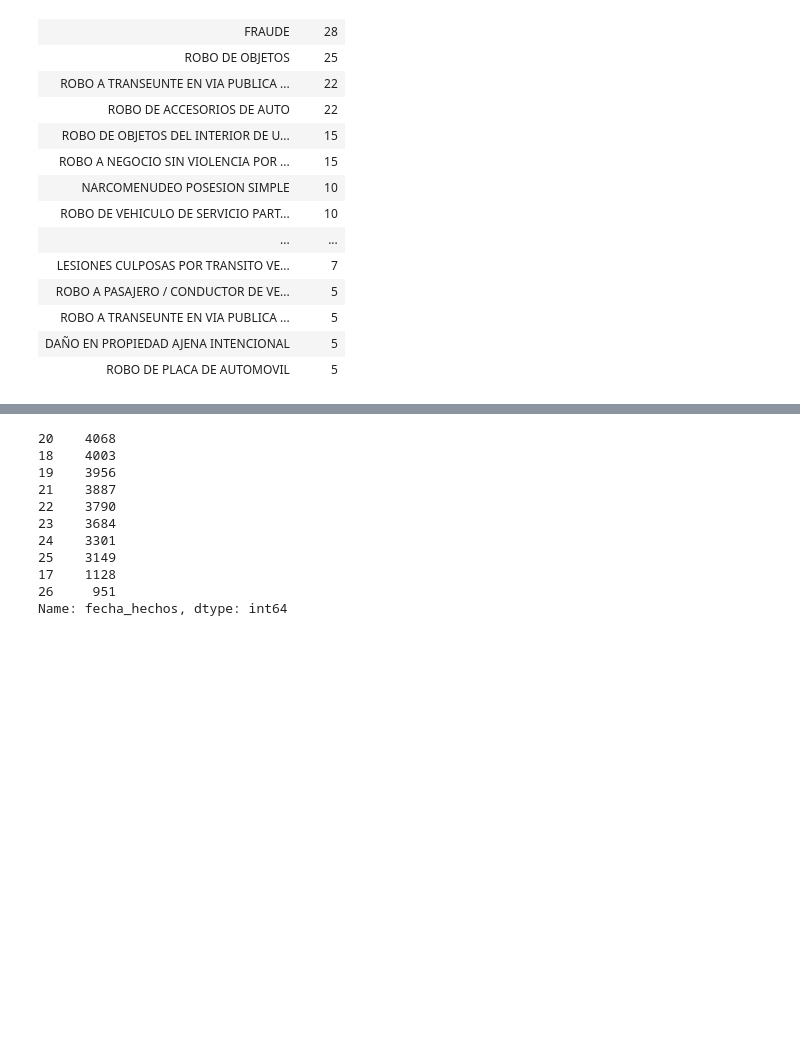
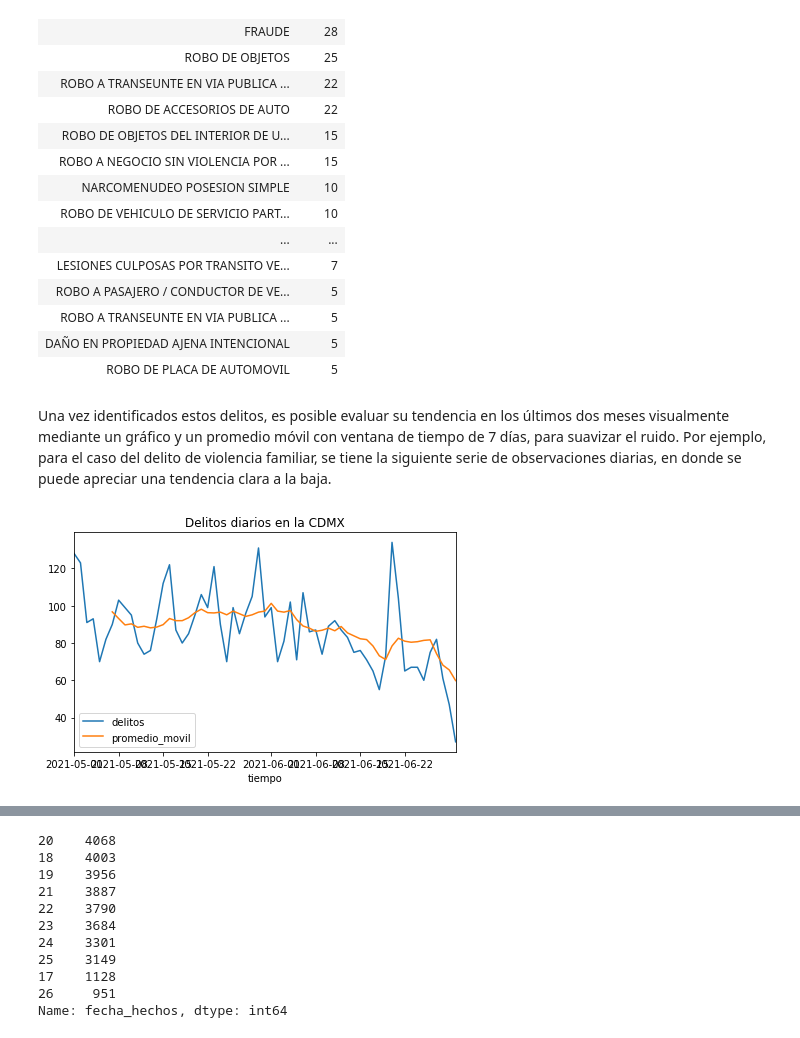
Before and after one commit to DarioDC/OPI, a Jupyter notebook: Examen_DarioDiazCuevas.ipynb, the cells around one changed output, grey strips where cells are left out. Drawn from its saved outputs; the diff is of its cells as text; code cells hidden in the pictures; blank space fills up the shorter version.

```diff
--- a/Examen_DarioDiazCuevas.ipynb
+++ b/Examen_DarioDiazCuevas.ipynb
@@ -351,3 +352,18 @@ del_trend.round().astype(int)
 | ROBO A TRANSEUNTE EN VIA PUBLICA ... | 5 |
 | DAÑO EN PROPIEDAD AJENA INTENCIONAL | 5 |
 | ROBO DE PLACA DE AUTOMOVIL | 5 |
+# %% [markdown]
+Una vez identificados estos delitos, es posible evaluar su tendencia en los últimos dos meses visualmente mediante un gráfico y un promedio móvil con ventana de tiempo de 7 días, para suavizar el ruido. Por ejemplo, para el caso del delito de violencia familiar, se tiene la siguiente serie de observaciones diarias, en donde se puede apreciar una tendencia clara a la baja.
+# %%
+#conteo de delitos de violencia familiar por dia desde Mayo 2021 y grafico de serie de tiempo
+trend = del_cdmx[['fecha_hechos_dt','delitos']][(del_cdmx['fecha_hechos_dt']>=pd.Timestamp(2021,5,1)) & (del_cdmx['delito'] == "VIOLENCIA FAMILIAR")].groupby('fecha_hechos_dt').count()
+
+#generar promedio movil con una ventana de tiempo de 10 dias y graficar
+trend['promedio_movil'] = trend.rolling(window=7).mean()
+trend.plot()
+plt.xlabel("tiempo")
+plt.title("Delitos diarios en la CDMX")
+plt.tight_layout()
+plt.show()
+# %% [output]
+[figure, added]
```
Also changed, not shown: parts of 30 cells of this notebook.
